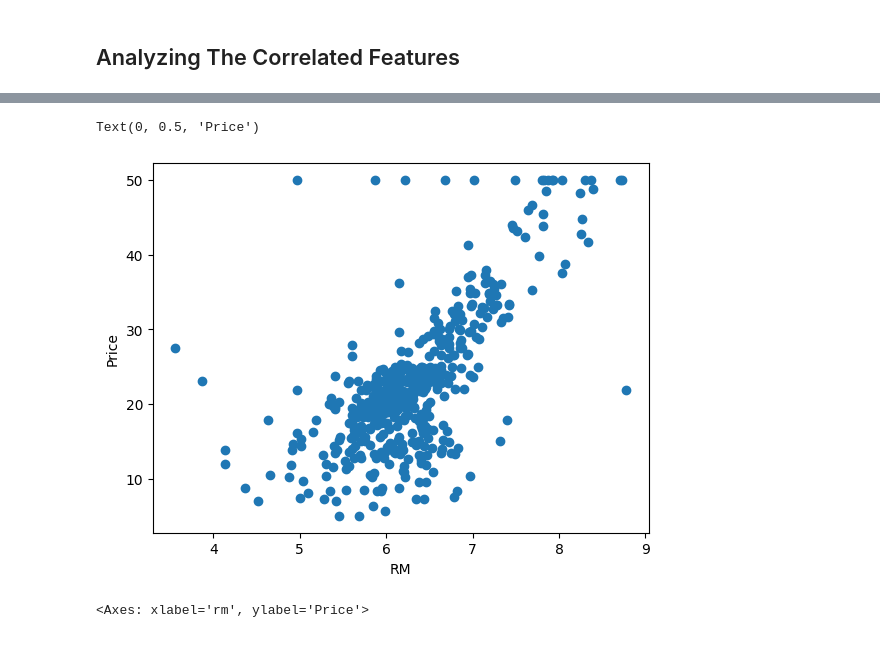
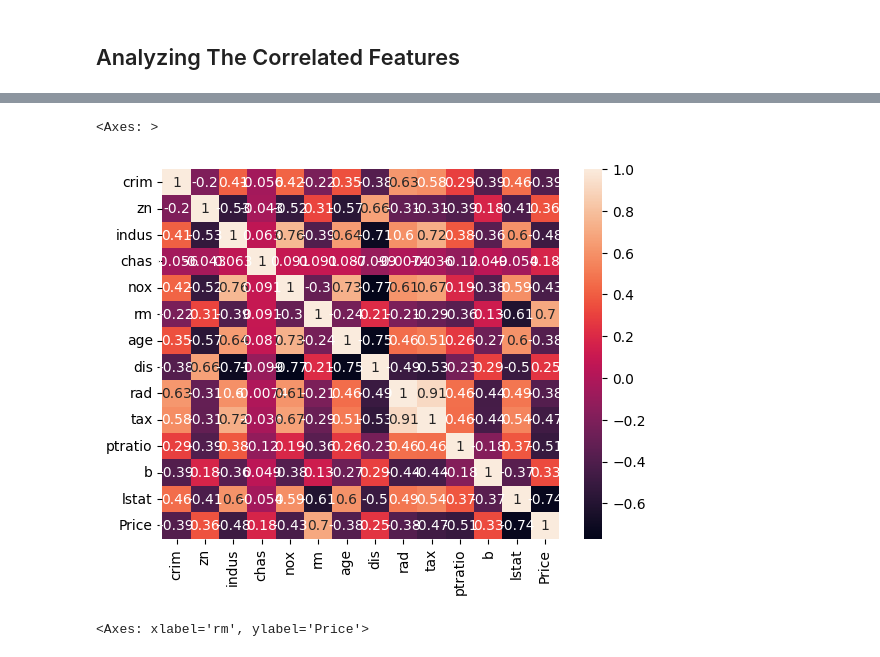
Before and after one commit to rashid-star/boston_house_pricing, a Jupyter notebook: Linear Regression ML Implementation.ipynb, the cells around one changed output, grey strips where cells are left out. Drawn from its saved outputs; the diff is of its cells as text; code cells hidden in the pictures.

```diff
--- a/Linear Regression ML Implementation.ipynb
+++ b/Linear Regression ML Implementation.ipynb
@@ -167,10 +122,8 @@ Text(0, 0.5, 'Price')
-# %%
-plt.scatter(dataset['rm'],dataset['Price'])
-plt.xlabel("RM")
-plt.ylabel("Price")
-# %% [output]
-Text(0, 0.5, 'Price')
-[figure, removed]
+# %%
+sns.heatmap(dataset.corr(), annot=True , )
+# %% [output]
+<Axes: >
+[figure, added]
 # %%
 import seaborn as sns
 sns.regplot(x="rm",y="Price",data=dataset)
```
Also changed, not shown: parts of 11 cells of this notebook, 2 other files.
